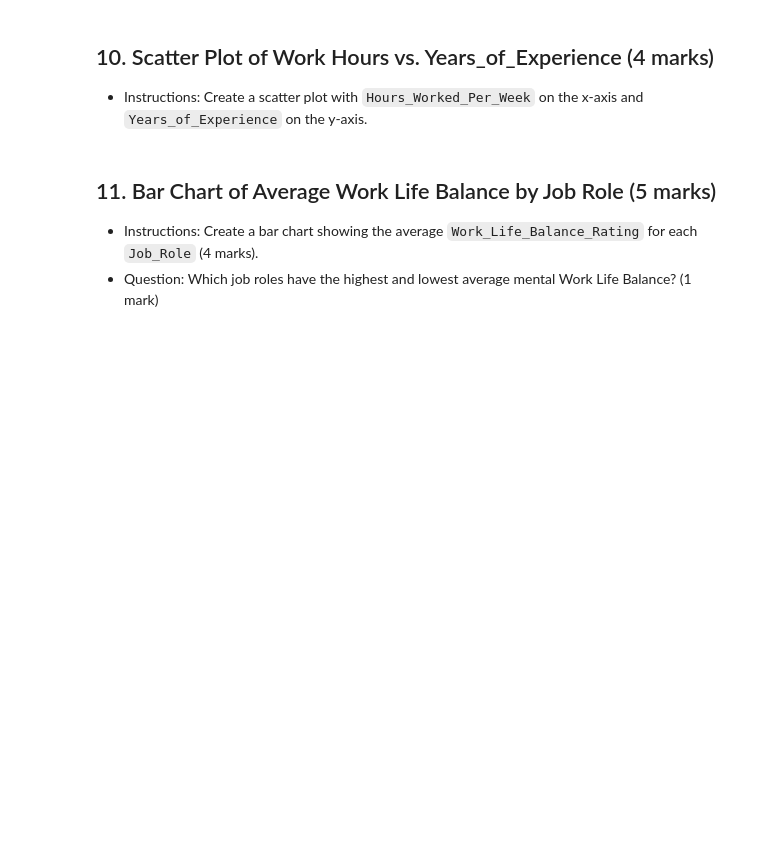
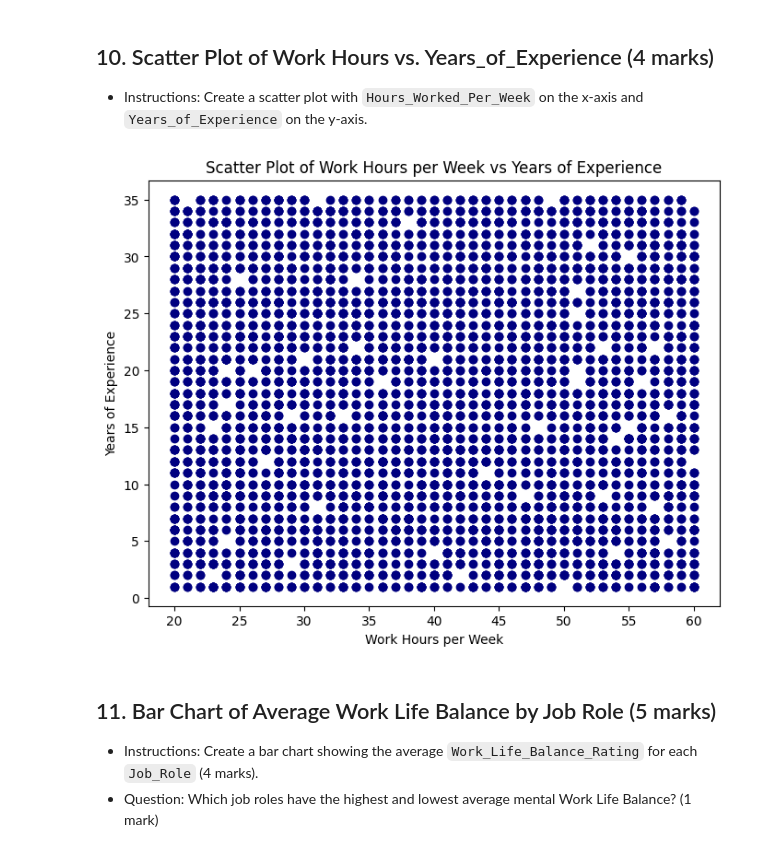
Before and after one commit to jilljota/jilljota, a Jupyter notebook: Assessment/Data_Analytics_with_Python_Assessment.ipynb, the cells around one changed output. Cells and saved outputs as stored; diff of their text form; code cells hidden in the pictures; blank space fills up the shorter version.

```diff
--- a/Assessment/Data_Analytics_with_Python_Assessment.ipynb
+++ b/Assessment/Data_Analytics_with_Python_Assessment.ipynb
@@ -221,3 +380,13 @@ NameError: name 'df' is not defined
+# %%
+# Write code here
+plt.figure(figsize=(8, 6))
+plt.scatter(df["Hours_Worked_Per_Week"], df["Years_of_Experience"], color="navy")
+plt.title("Scatter Plot of Work Hours per Week vs Years of Experience")
+plt.xlabel("Work Hours per Week")
+plt.ylabel("Years of Experience")
+plt.show()
+# %% [output]
+[figure, added]
 # %% [markdown]
 ## 11. Bar Chart of Average Work Life Balance by Job Role (5 marks)
 - Instructions: Create a bar chart showing the average `Work_Life_Balance_Rating` for each `Job_Role` (4 marks).
```
Also changed, not shown: parts of 28 cells of this notebook.
